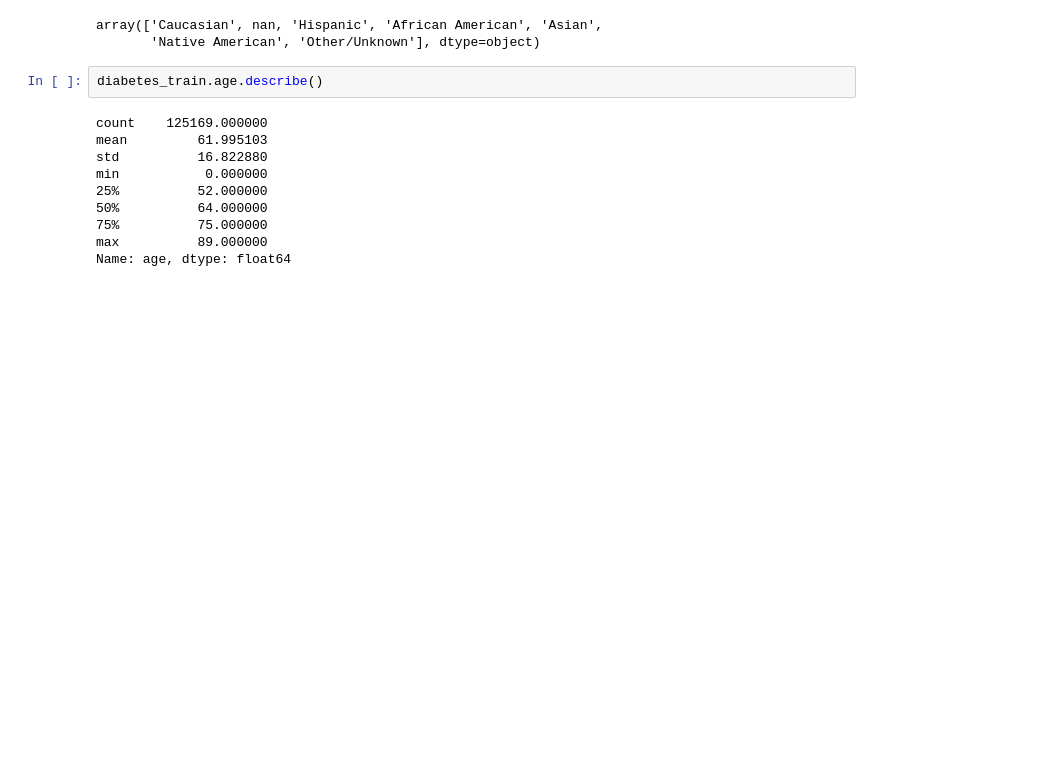
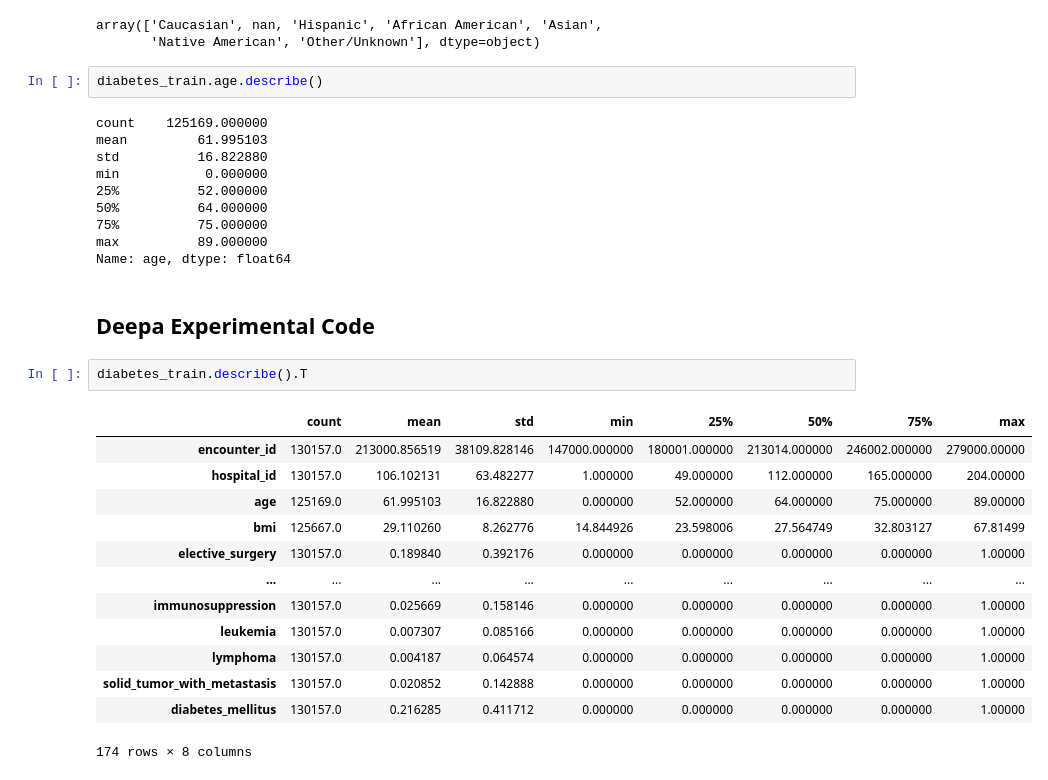
Before and after one commit to bvchand/Diabetes-detection-in-ICU-patients, a Jupyter notebook: diabetes_detection.ipynb, the cells around one changed output. Cells and saved outputs as stored; diff of their text form; blank space fills up the shorter version.

```diff
--- a/diabetes_detection.ipynb
+++ b/diabetes_detection.ipynb
@@ -65,3 +67,21 @@ min           0.000000
 75%          75.000000
 max          89.000000
 Name: age, dtype: float64
+# %% [markdown]
+## Deepa Experimental Code
+# %%
+diabetes_train.describe().T
+# %% [output]
+|  | count | mean | std | min | 25% | 50% | 75% | max |
+| encounter_id | 130157.0 | 213000.856519 | 38109.828146 | 147000.000000 | 180001.000000 | 213014.000000 | 246002.000000 | 279000.00000 |
+| hospital_id | 130157.0 | 106.102131 | 63.482277 | 1.000000 | 49.000000 | 112.000000 | 165.000000 | 204.00000 |
+| age | 125169.0 | 61.995103 | 16.822880 | 0.000000 | 52.000000 | 64.000000 | 75.000000 | 89.00000 |
+| bmi | 125667.0 | 29.110260 | 8.262776 | 14.844926 | 23.598006 | 27.564749 | 32.803127 | 67.81499 |
+| elective_surgery | 130157.0 | 0.189840 | 0.392176 | 0.000000 | 0.000000 | 0.000000 | 0.000000 | 1.00000 |
+| ... | ... | ... | ... | ... | ... | ... | ... | ... |
+| immunosuppression | 130157.0 | 0.025669 | 0.158146 | 0.000000 | 0.000000 | 0.000000 | 0.000000 | 1.00000 |
+| leukemia | 130157.0 | 0.007307 | 0.085166 | 0.000000 | 0.000000 | 0.000000 | 0.000000 | 1.00000 |
+| lymphoma | 130157.0 | 0.004187 | 0.064574 | 0.000000 | 0.000000 | 0.000000 | 0.000000 | 1.00000 |
+| solid_tumor_with_metastasis | 130157.0 | 0.020852 | 0.142888 | 0.000000 | 0.000000 | 0.000000 | 0.000000 | 1.00000 |
+| diabetes_mellitus | 130157.0 | 0.216285 | 0.411712 | 0.000000 | 0.000000 | 0.000000 | 0.000000 | 1.00000 |
+174 rows × 8 columns
```
Also changed, not shown: parts of 7 cells of this notebook.
